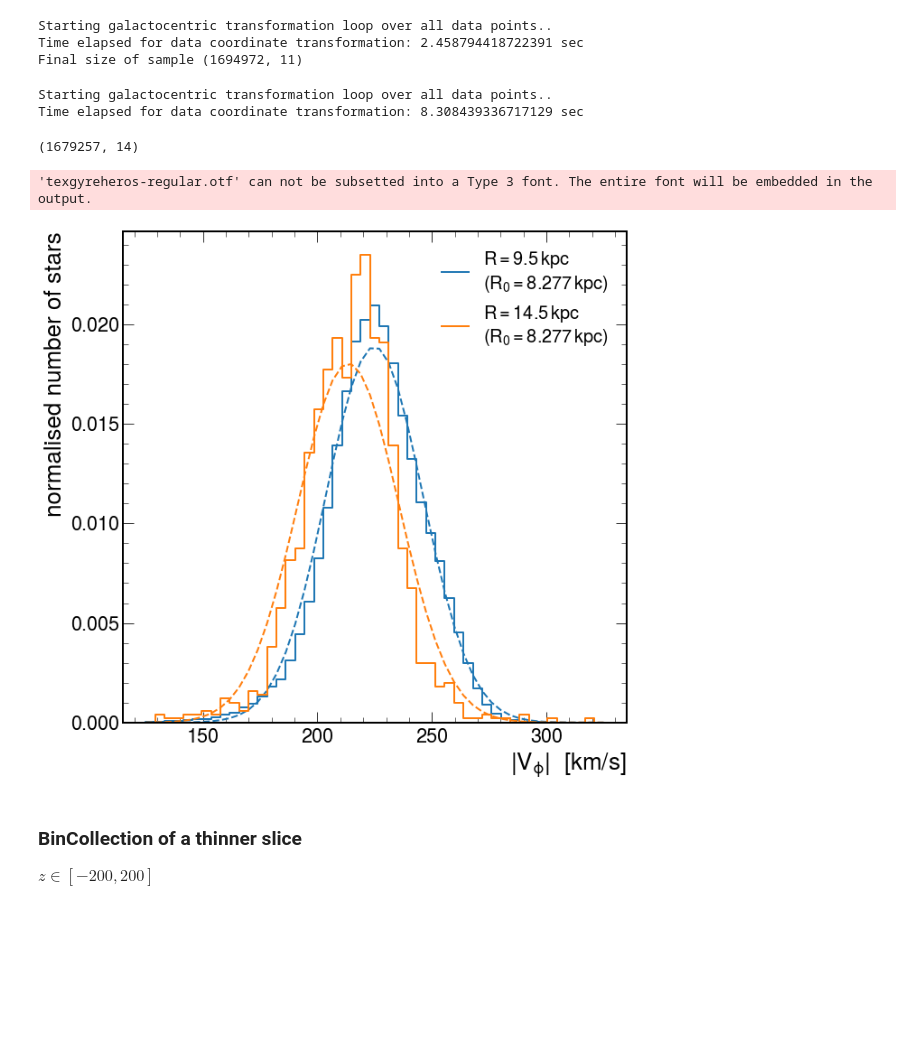
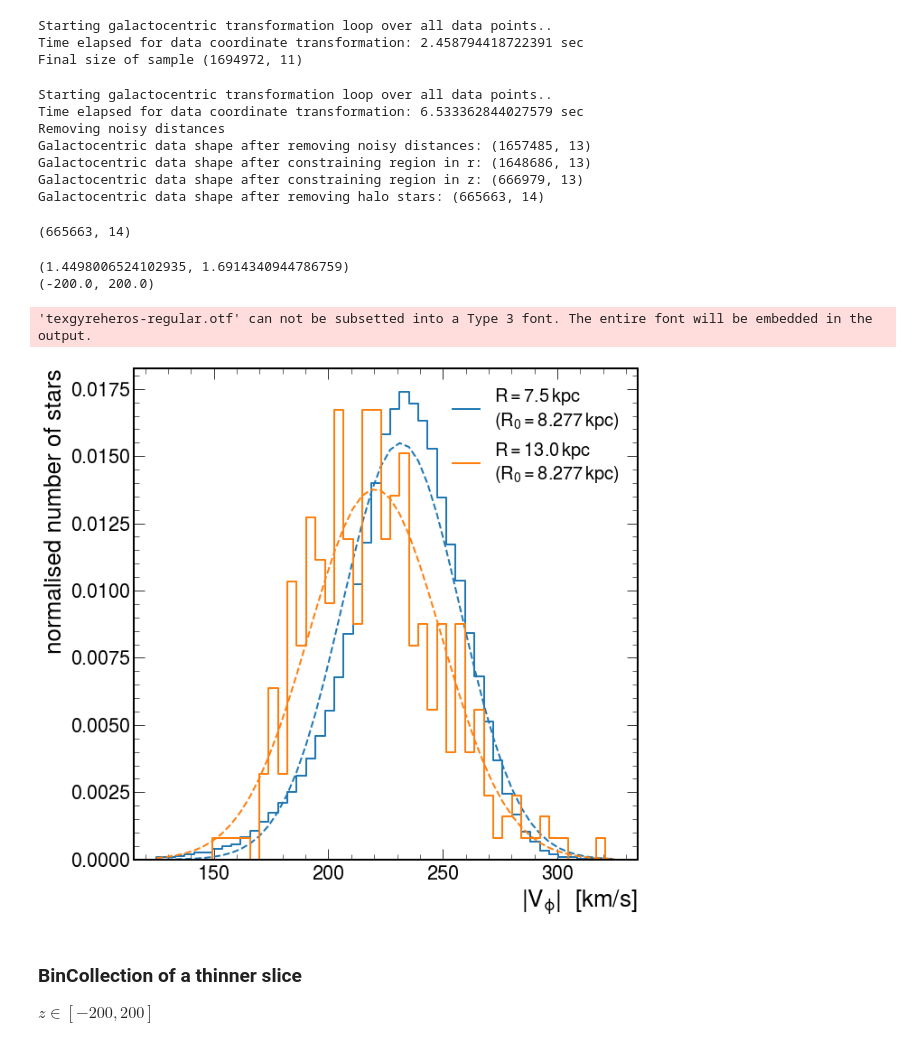
Before and after one commit to HEP-KBFI/gaia-tools, a Jupyter notebook: jupyter-notebook/Velocity_Distributions.ipynb, the cells around one changed output. Drawn from its saved outputs; the diff is of its cells as text; code cells hidden in the pictures; blank space fills up the shorter version.

```diff
--- a/jupyter-notebook/Velocity_Distributions.ipynb
+++ b/jupyter-notebook/Velocity_Distributions.ipynb
@@ -192,27 +205,44 @@ cyl_cov = covariance_generation.transform_cov_cylindirical(
 
 galcen_data = galcen_data.merge(cyl_cov, on='source_id')
 
+# Remove noisy distances
+print("Removing noisy distances")
+galcen_data['parallax_over_error'] = icrs_data.parallax_over_error[galcen_data.source_id == icrs_data.source_id]
+galcen_data = galcen_data[galcen_data.parallax_over_error > 20]
+galcen_data = galcen_data.drop(columns=['parallax_over_error'])
+
+print("Galactocentric data shape after removing noisy distances: {}".format(galcen_data.shape))
+
 # Final data cut
-galcen_data = galcen_data[(galcen_data.r < 15000) & (galcen_data.r > 5000)]
+galcen_data = galcen_data[(galcen_data.r < 14000) & (galcen_data.r > 5000)]
+print("Galactocentric data shape after constraining region in r: {}".format(galcen_data.shape))
 galcen_data = galcen_data[(galcen_data.z < 200) & (galcen_data.z > -200)]
+print("Galactocentric data shape after constraining region in z: {}".format(galcen_data.shape))
+
 
 # Remove halo stars (condition taken from 1806.06038)
 v_dif = np.linalg.norm(np.array([galcen_data.v_x, galcen_data.v_y, galcen_data.v_z])-v_sun,
                     axis=0)
 galcen_data['v_dif'] = v_dif
 galcen_data = galcen_data[galcen_data.v_dif<210.]
+print("Galactocentric data shape after removing halo stars: {}".format(galcen_data.shape))
 
 galcen_data.reset_index(inplace=True, drop=True)
 # %% [output]
 Starting galactocentric transformation loop over all data points..
-Time elapsed for data coordinate transformation: 8.308439336717129 sec
+Time elapsed for data coordinate transformation: 6.533362844027579 sec
+Removing noisy distances
+Galactocentric data shape after removing noisy distances: (1657485, 13)
+Galactocentric data shape after constraining region in r: (1648686, 13)
+Galactocentric data shape after constraining region in z: (666979, 13)
+Galactocentric data shape after removing halo stars: (665663, 14)
 # %%
 galcen_data.shape
 # %% [output]
-(1679257, 14)
+(665663, 14)
 # %%
 r_min = 5000/8277
-r_max = 15000/8277
+r_max = 14000/8277
 
 # # Generate bins
 bin_collection = data_analysis.get_collapsed_bins(data = galcen_data,
@@ -221,9 +251,14 @@ bin_collection = data_analysis.get_collapsed_bins(data = galcen_data,
                                                     BL_r_max = r_max,
                                                     BL_z_min = -200,
                                                     BL_z_max = 200,
-                                                    N_bins = (10, 1),
+                                                    N_bins = (9, 1),
                                                     r_drift = True,
                                                     debug = False)
+
+bin_collection.merge_bins([-2, -1])
+# %% [output]
+(1.4498006524102935, 1.6914340944786759)
+(-200.0, 200.0)
 # %%
 import mplhep
 plt.style.use(mplhep.style.CMS)
@@ -232,8 +267,9 @@ import boost_histogram
 prop_cycle = plt.rcParams['axes.prop_cycle']
 colors = prop_cycle.by_key()['color']
 
+n_bins = 8
 bins = bin_collection.bins
-i_list = [np.random.randint(10, size=1)[0], 9]
+i_list = [np.random.randint(n_bins, size=1)[0], -1]
 
 i_height = [0.9, 0.83, 0.76]
 fig, ax = plt.subplots(1, 1, figsize = (10, 10))
@@ -244,35 +280,35 @@ for i_color, i in enumerate(i_list):
     r_range = bins[i].r_boundaries
 
     min_edge = 125
     max_edge = 325
     h0 = boost_histogram.Histogram(boost_histogram.axis.Variable(np.linspace(min_edge, max_edge, 50)))
     h0.fill(np.abs(bins[i].data.v_phi))
 
 
     r_loc = np.round(np.mean(bins[i].r_boundaries)*8277, 1)/1e3
     mplhep.histplot(h0,
                     histtype="step",
                     ax=ax,
                     yerr=False,
                     lw=2,
                     density=1,
                     label=r"$R = {}\, kpc$".format(r_loc)+"\n"+r"($R_0 = 8.277 \, kpc$)")
 
     # add a 'best fit' line
     (mu, sigma) = norm.fit(np.abs(bins[i].data.v_phi))
     bin_edges = h0.axes.edges[0]
     y = norm.pdf(bin_edges, mu, sigma)
     plt.plot(bin_edges, y, '--', linewidth=2, color=colors[i_color])
 
 plt.legend(loc=1, prop={'size': 20})
 
 #plt.title(r"$V_\phi}$ Distribution")
 plt.xlabel("$|{V_\phi}|}$  [km/s]")
 plt.ylabel("normalised number of stars")
-plt.savefig("vphi_dist.pdf", bbox_inches="tight")
+plt.savefig("vphi_dist_cut_20_8_bins.pdf", bbox_inches="tight")
 # %% [output]
 'texgyreheros-regular.otf' can not be subsetted into a Type 3 font. The entire font will be embedded in the output.
-[figure, old version]
+[figure, new version]
 # %%
 bin_collection.GetMLEParameters()
 # %%
```
Also changed, not shown: parts of 1 cell of this notebook, 7 other files.
